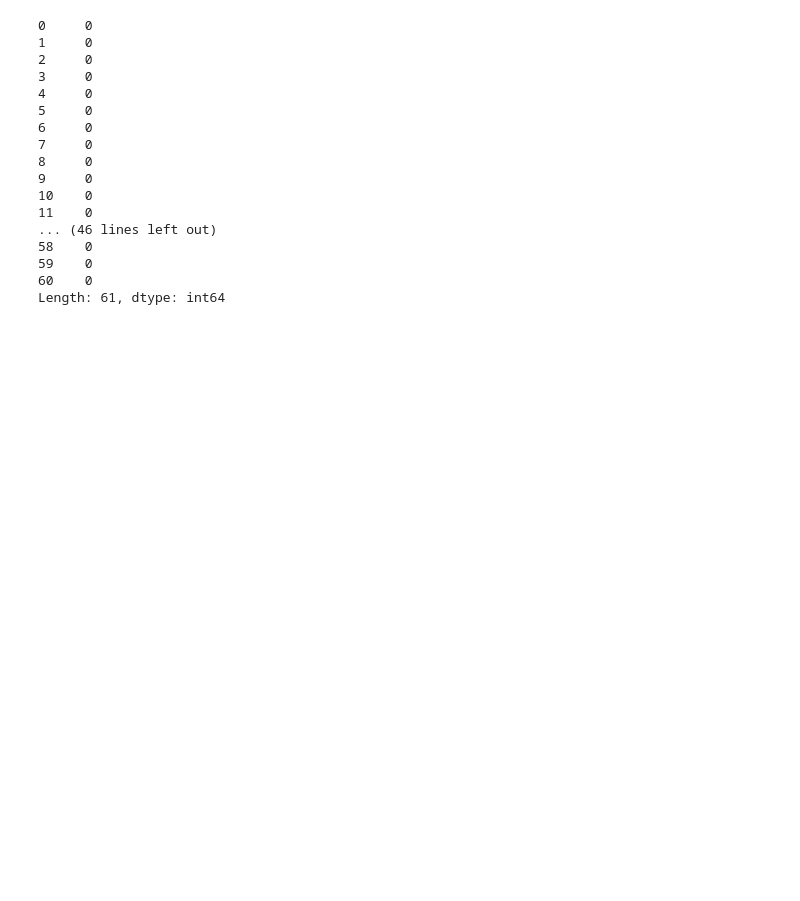
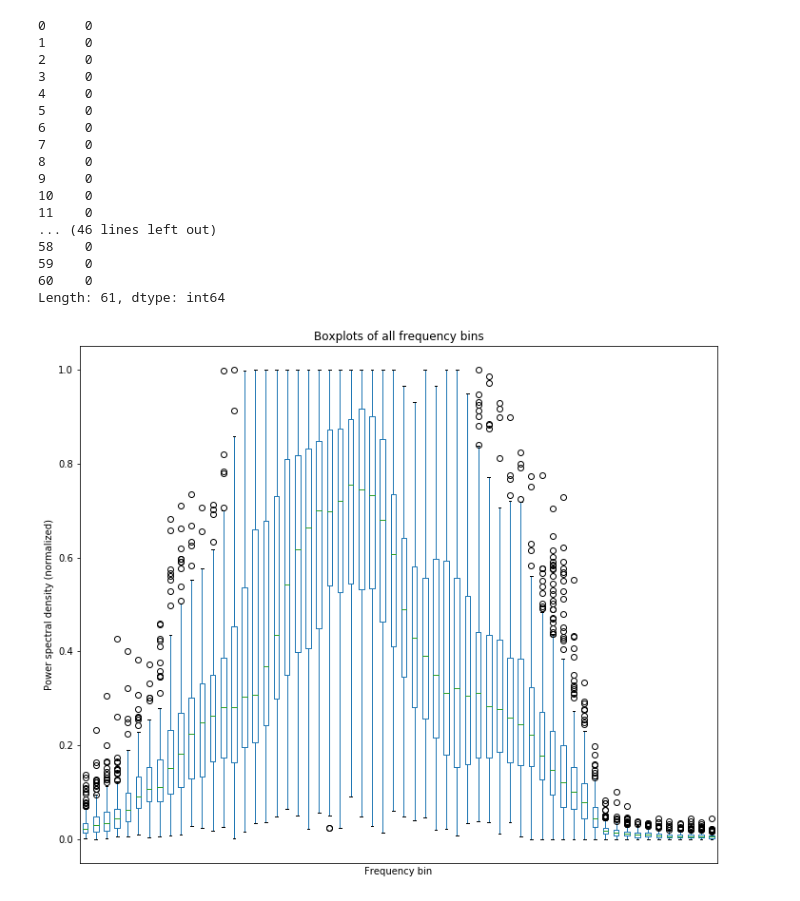
Before and after one commit to Srinivasysr2003/Data-Science, a Jupyter notebook: Sonar Submarine - Project 2.ipynb, the cells around one changed output. Cells and saved outputs as stored; diff of their text form; code cells hidden in the pictures; blank space fills up the shorter version.

```diff
--- a/Sonar Submarine - Project 2.ipynb
+++ b/Sonar Submarine - Project 2.ipynb
@@ -69,3 +83,13 @@ ds_sonar.isnull().sum()
 59    0
 60    0
 Length: 61, dtype: int64
+# %%
+# We can see that, there are outliers in the dataset.  We can also observe that data is already in the range from 0 to 1
+# Data also looks in the normalized form
+ds_sonar.plot.box(figsize=(12,10), xticks=[])
+plt.title('Boxplots of all frequency bins')
+plt.xlabel('Frequency bin')
+plt.ylabel('Power spectral density (normalized)')
+plt.show()
+# %% [output]
+[figure, added]
```
Also changed, not shown: parts of 7 cells of this notebook.
